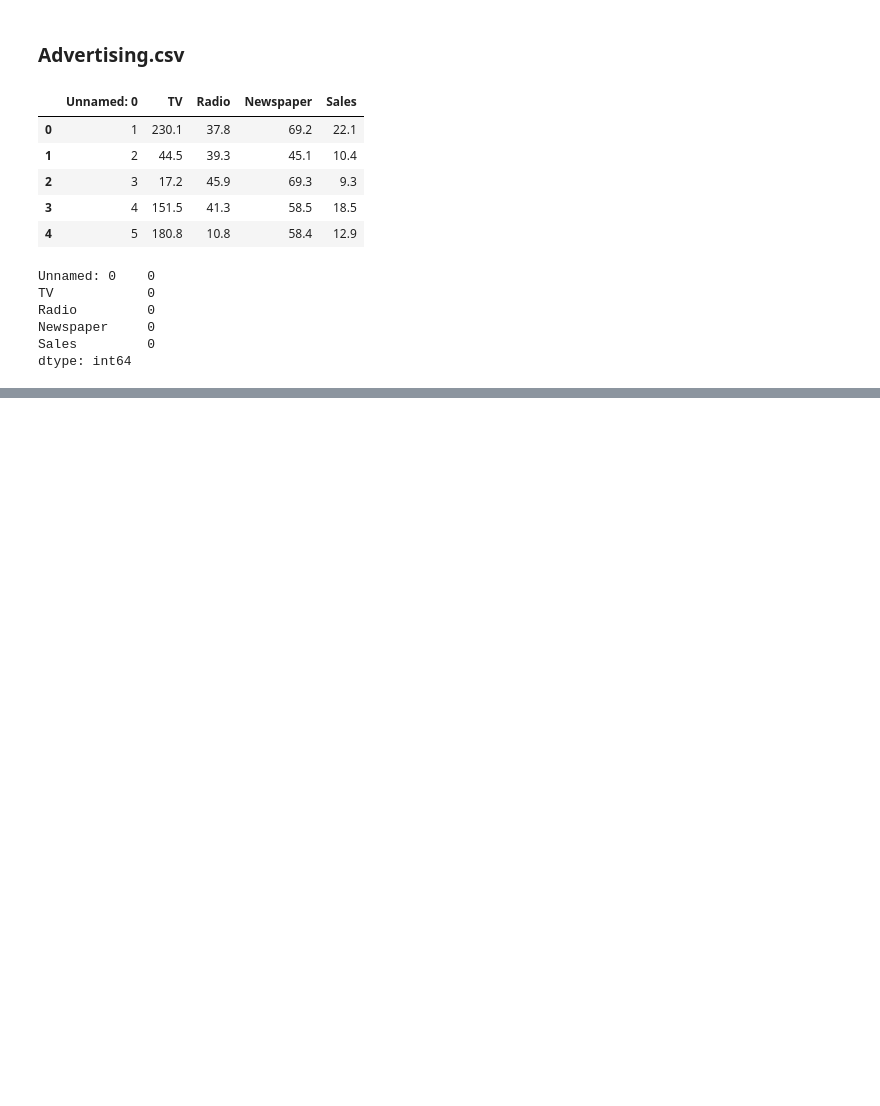
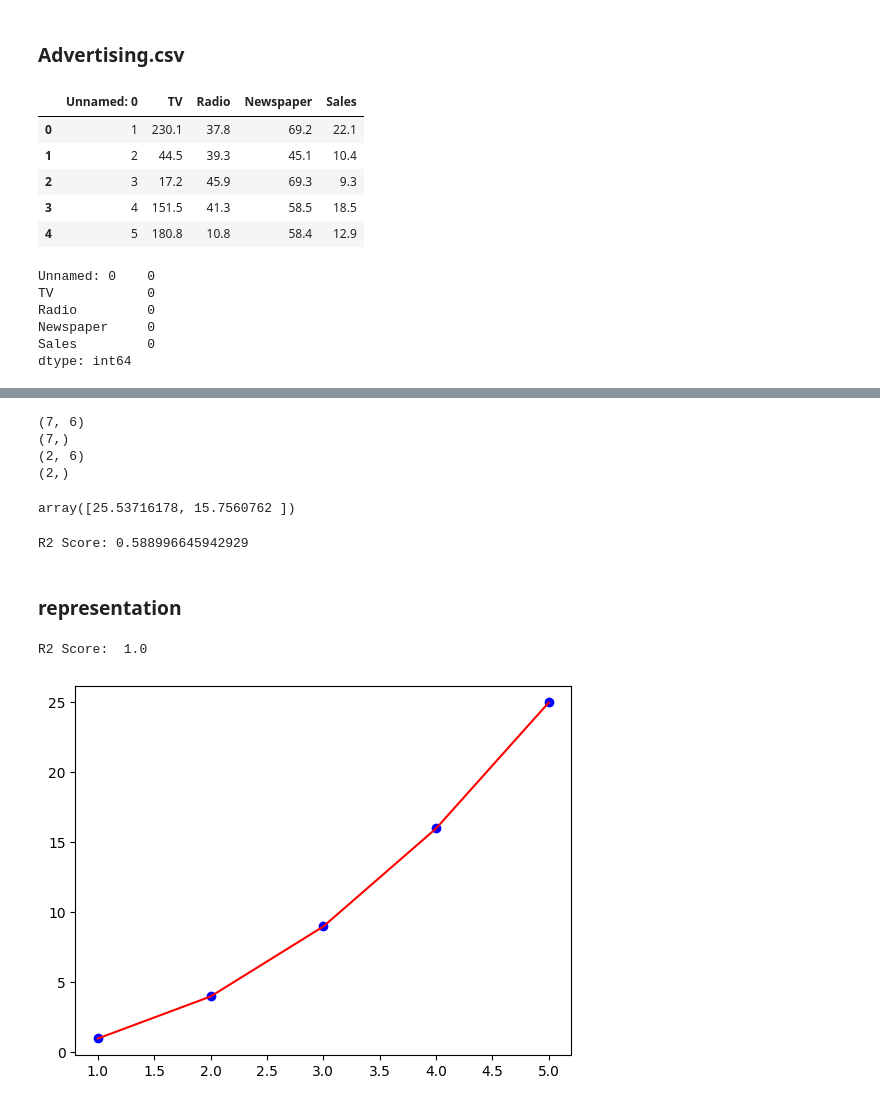
Before and after one commit to koffandaff/Python-2, a Jupyter notebook: T2/Ch4/Notes/Dhruvil/ch4.ipynb, the cells around one changed output, grey strips where cells are left out. Drawn from its saved outputs; the diff is of its cells as text; code cells hidden in the pictures; blank space fills up the shorter version.

```diff
--- a/T2/Ch4/Notes/Dhruvil/ch4.ipynb
+++ b/T2/Ch4/Notes/Dhruvil/ch4.ipynb
@@ -572,0 +1049,46 @@ dtype: int64
+# %%
+
+x_train,x_test,y_train,y_test = train_test_split(x_poly,y,test_size=0.2,random_state=1)
+print(x_train.shape)
+print(y_train.shape)
+print(x_test.shape)
+print(y_test.shape)
+# %% [output]
+(7, 6)
+(7,)
+(2, 6)
+(2,)
+# %%
+lr.fit(x_train,y_train)
+y_pred = lr.predict(x_test)
+y_pred
+# %% [output]
+array([25.53716178, 15.7560762 ])
+# %%
+print(f'R2 Score: {metrics.r2_score(y_test,y_pred)}')
+# %% [output]
+R2 Score: 0.588996645942929
+# %% [markdown]
+### representation
+# %%
+from torch import merge_type_from_type_comment
+x = [1,2,3,4,5]
+y=[1,4,9,16,25]
+
+x=pd.DataFrame(x)
+y=pd.Series(y)
+poly = PolynomialFeatures(degree=2)
+x_poly = poly.fit_transform(x)
+model = LinearRegression()
+model.fit(x_poly,y)
+y_pred = model.predict(x_poly)
+
+print('R2 Score: ',metrics.r2_score(y,y_pred))
+# %% [output]
+R2 Score:  1.0
+# %%
+plt.scatter(x,y,color='blue')
+plt.plot(x,y_pred,color='red')
+plt.show()
+# %% [output]
+[figure, added]
```
Also changed, not shown: parts of 61 cells of this notebook, 8 other files.
